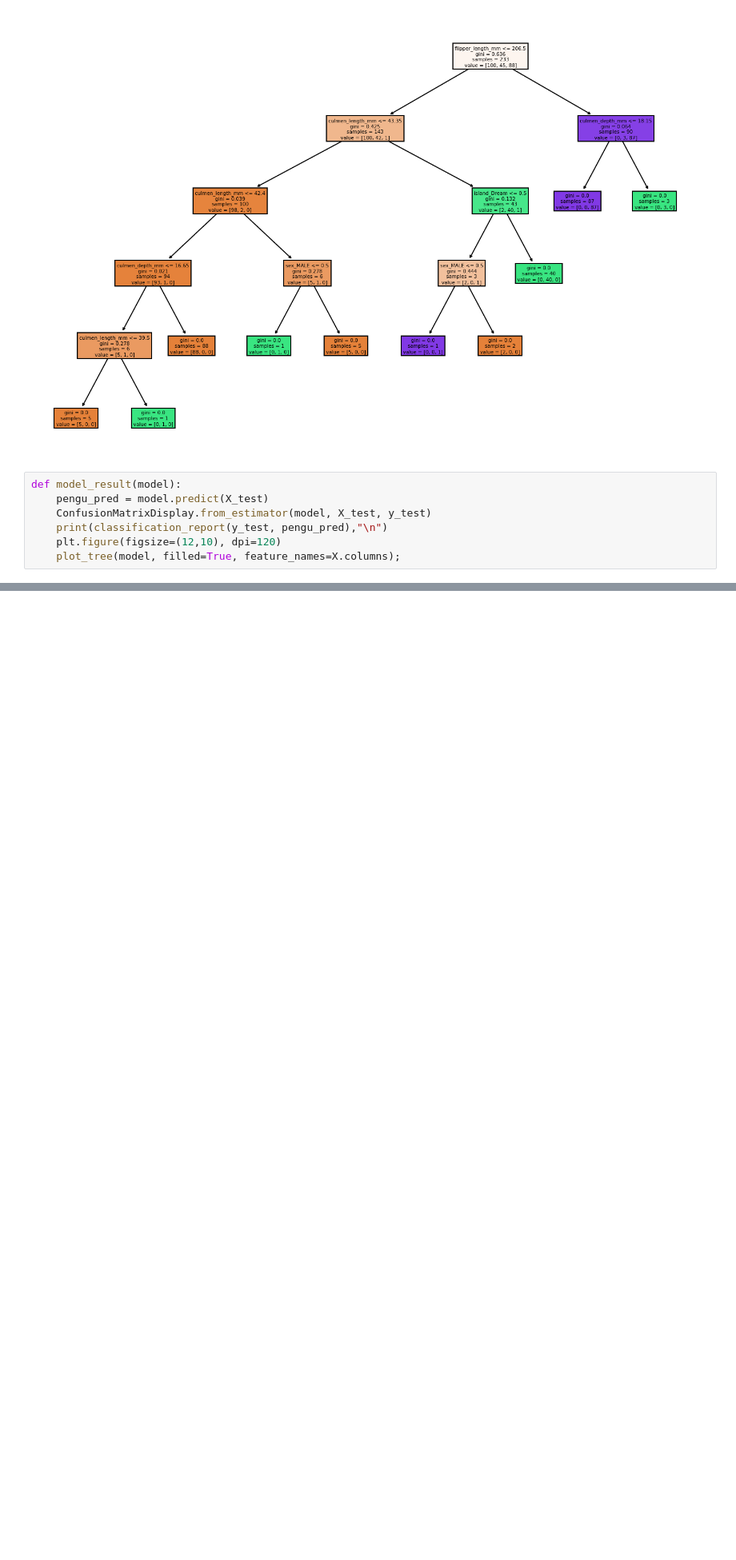
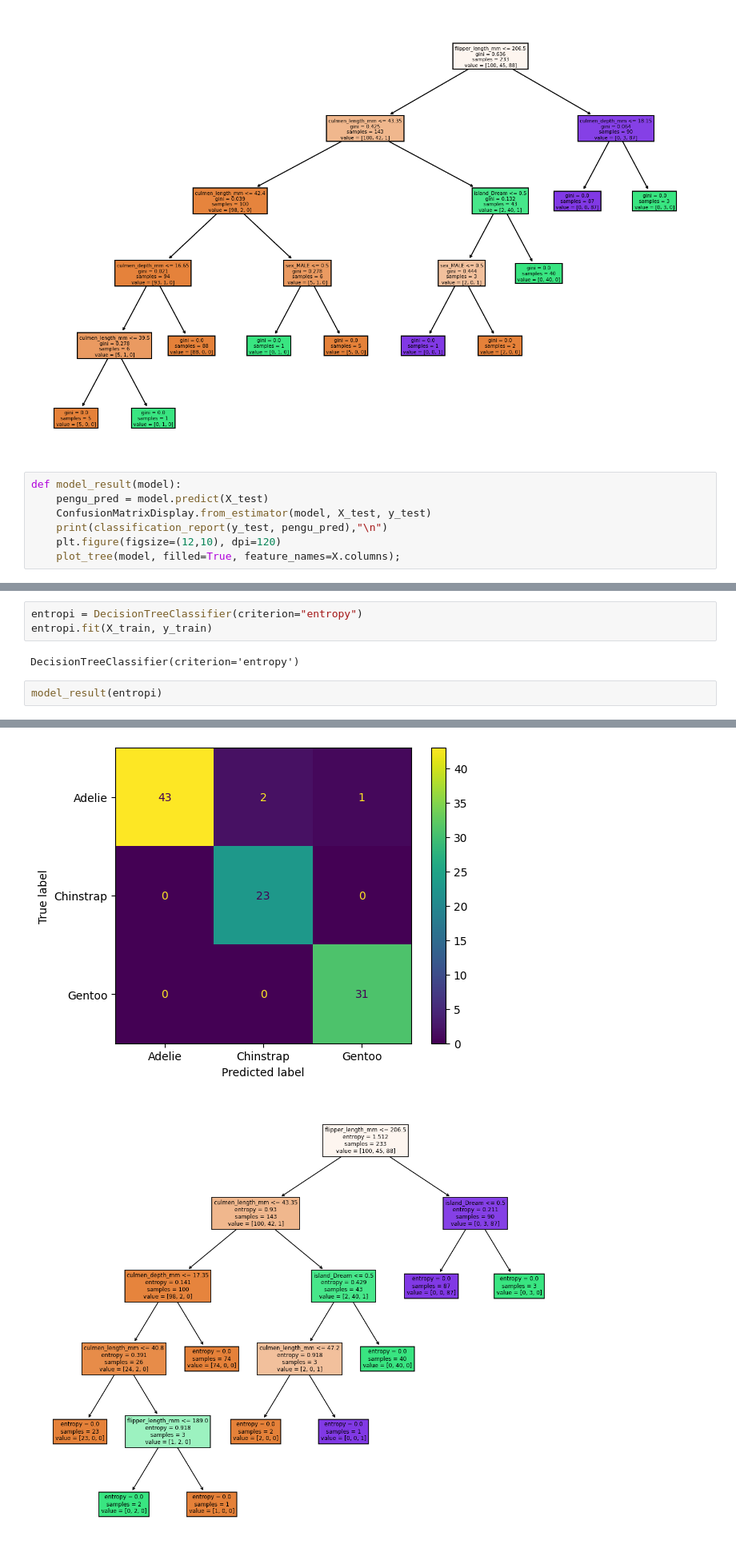
Before and after one commit to aslanok/machineLearningProjects, a Jupyter notebook: decisionTreeProblems/decisionTree.ipynb, the cells around one changed output, grey strips where cells are left out. Shown at 80% size. Saved outputs shown, nothing was run; the diff lists cells and outputs as text; blank space fills up the shorter version.

```diff
--- a/decisionTreeProblems/decisionTree.ipynb
+++ b/decisionTreeProblems/decisionTree.ipynb
@@ -210,0 +255,8 @@ def model_result(model):
+# %%
+entropi = DecisionTreeClassifier(criterion="entropy")
+entropi.fit(X_train, y_train)
+# %% [output]
+DecisionTreeClassifier(criterion='entropy')
+# %%
+model_result(entropi)
+# %% [output]
@@ -210,0 +272,2 @@ def model_result(model):
+[figure, added]
+[figure, added]
```
Also changed, not shown: parts of 8 cells of this notebook, 7 other files.
